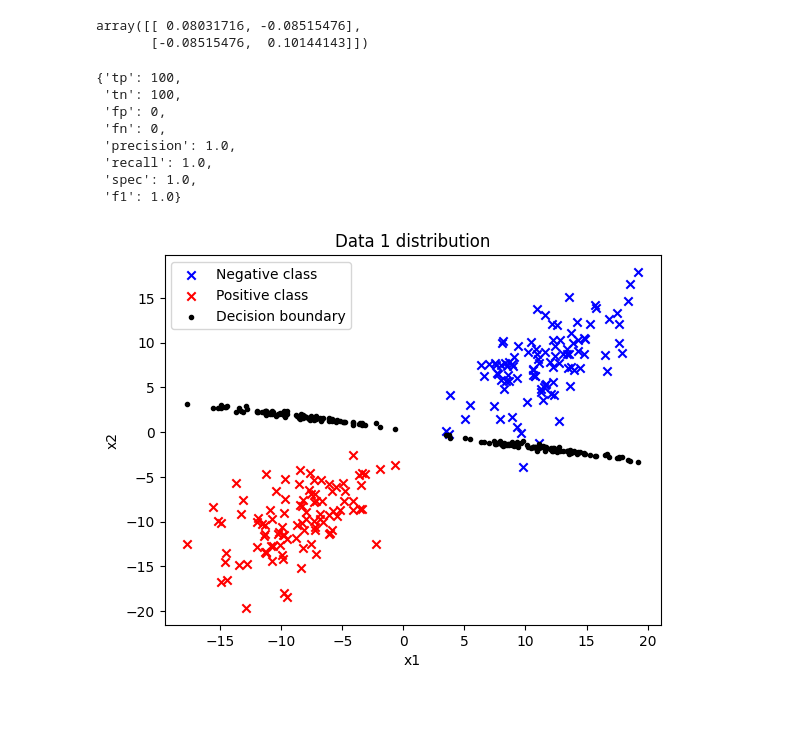
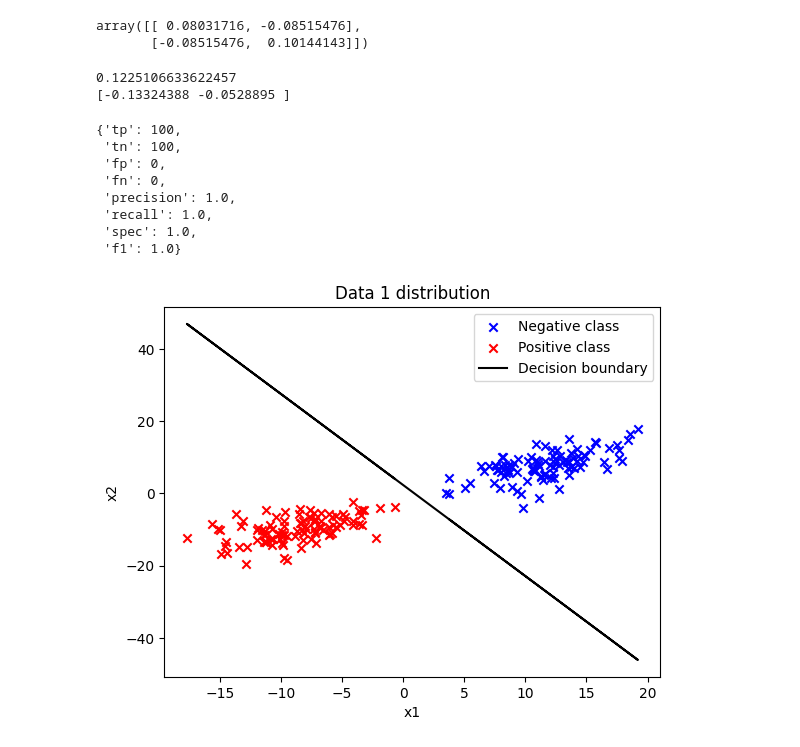
Before and after one commit to AbinashChetia/gda_ac, a Jupyter notebook: example.ipynb, the cells around one changed output. Cells and saved outputs as stored; diff of their text form; code cells hidden in the pictures; blank space fills up the shorter version.

```diff
--- a/example.ipynb
+++ b/example.ipynb
@@ -23,6 +23,6 @@ plt.show()
 # %%
-data1_x = data1[[0, 1]]
-data1_y = data1[2]
+data1_x = data1.iloc[:, :-1]
+data1_y = data1.iloc[:, -1]
 
 data1_y.value_counts()
 # %% [output]
@@ -49,6 +49,11 @@ mean_1 = data1_x_1.mean()
 # %%
 w = np.dot((mean_1 - mean_0), feats_cov_inv)
 w_0 = np.log(p_1 / p_0) - 0.5 * np.dot(np.dot(mean_1, feats_cov_inv), mean_1) + 0.5 * np.dot(np.dot(mean_0, feats_cov_inv), mean_0)
+print(w_0)
+print(w)
+# %% [output]
+0.1225106633622457
+[-0.13324388 -0.0528895 ]
 # %%
 def get_performance_measure(y, pred):
     tp, tn, fp, fn = 0, 0, 0, 0
@@ -87,13 +92,14 @@ pf
  'spec': 1.0,
  'f1': 1.0}
 # %%
+db = [(-w_0 - w[0] * i) / w[1] for i in data1[0]]
 plt.scatter(data1_x_0[0], data1_x_0[1], c='b', marker='x', label='Negative class')
 plt.scatter(data1_x_1[0], data1_x_1[1], c='r', marker='x', label='Positive class')
-plt.scatter(data1[0], pred_prob, c='black', marker='.', label='Decision boundary')
+plt.plot(data1[0], db, c='black', label='Decision boundary')
 plt.xlabel('x1')
 plt.ylabel('x2')
 plt.legend()
 plt.title('Data 1 distribution')
 plt.show()
 # %% [output]
-[figure, old version]
+[figure, new version]
```
Also changed, not shown: parts of 1 cell of this notebook.
